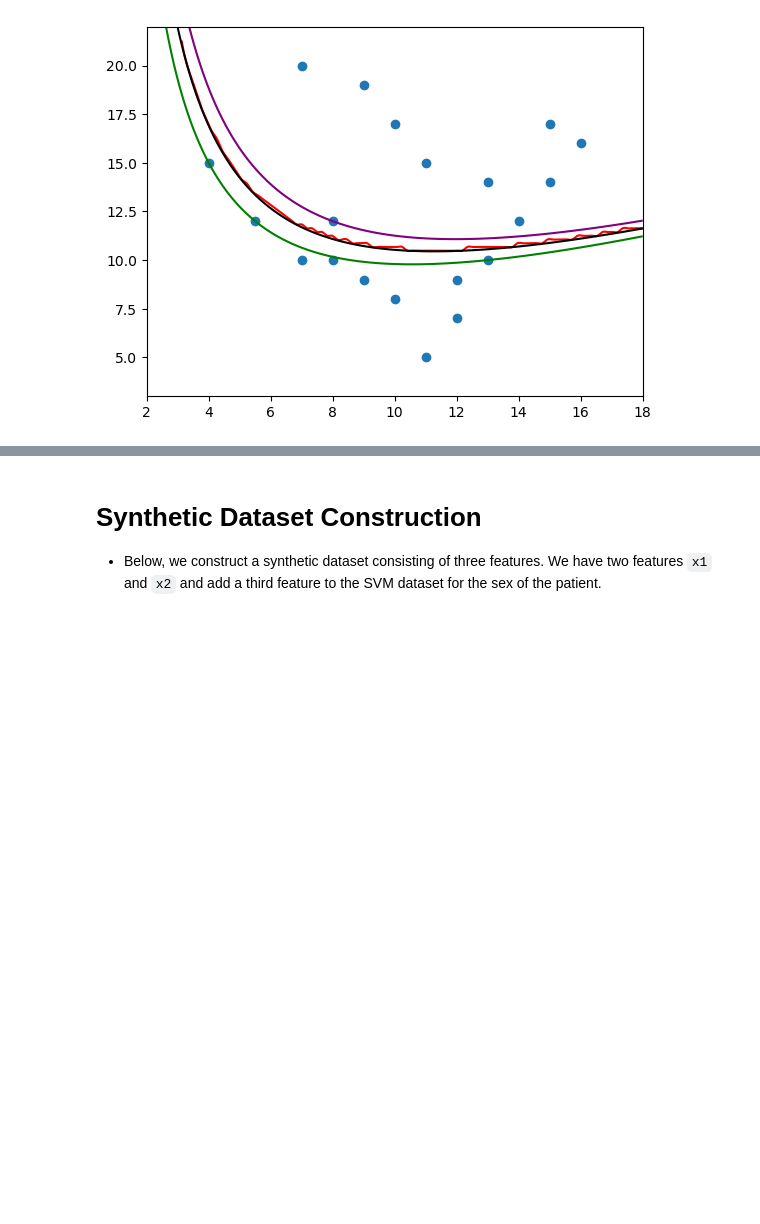
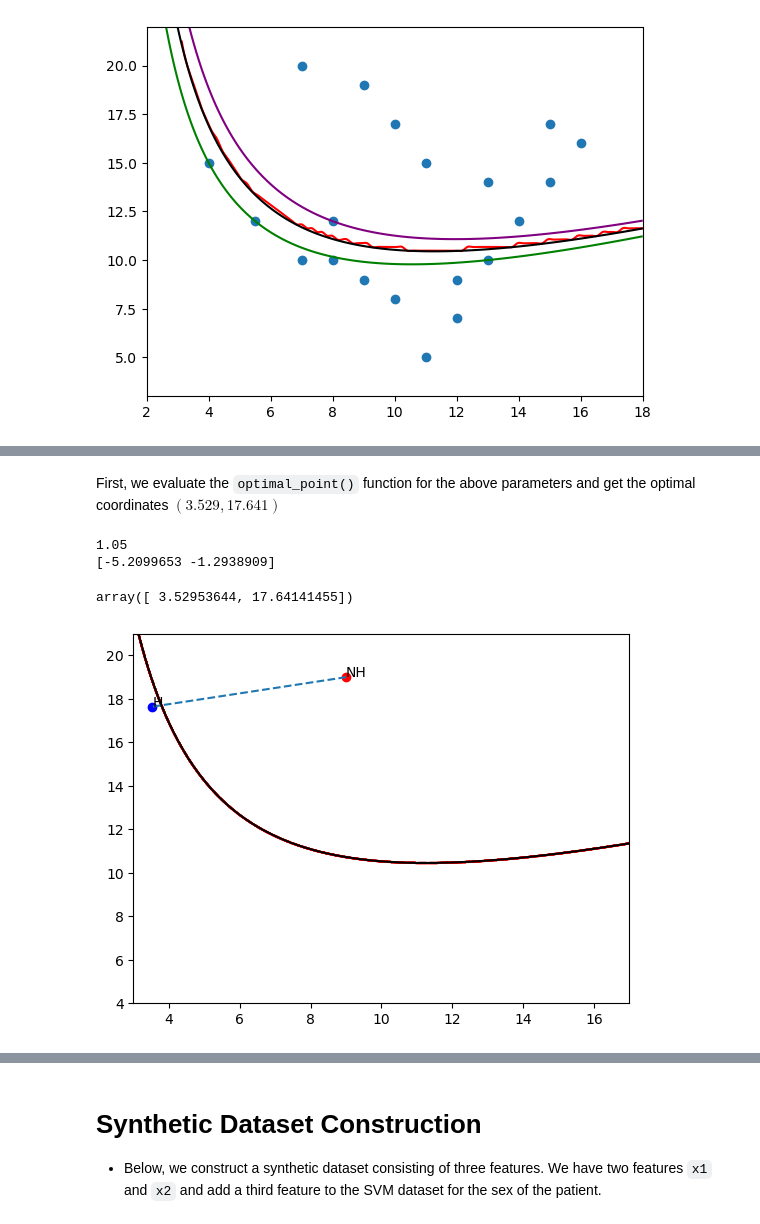
Before and after one commit to dsin85691/SSBA_For_Counterfactuals, a Jupyter notebook: research_notebook.ipynb, the cells around one changed output, grey strips where cells are left out. Drawn from its saved outputs; the diff is of its cells as text; code cells hidden in the pictures; blank space fills up the shorter version.

````diff
--- a/research_notebook.ipynb
+++ b/research_notebook.ipynb
@@ -257,0 +264,10 @@ plt.show()
+# %% [markdown]
+First, we evaluate the ```optimal_point()``` function for the above parameters and get the optimal coordinates $(3.529, 17.641)$
+# %%
+optimal_projection = optimal_point(df, svm_classifier, desired_class=1, undesired_coords=(9,19), epsilon=0.05)
+optimal_projection
+# %% [output]
+1.05
+[-5.2099653 -1.2938909]
+array([ 3.52953644, 17.64141455])
+[figure, added]
````
Also changed, not shown: parts of 27 cells of this notebook.
